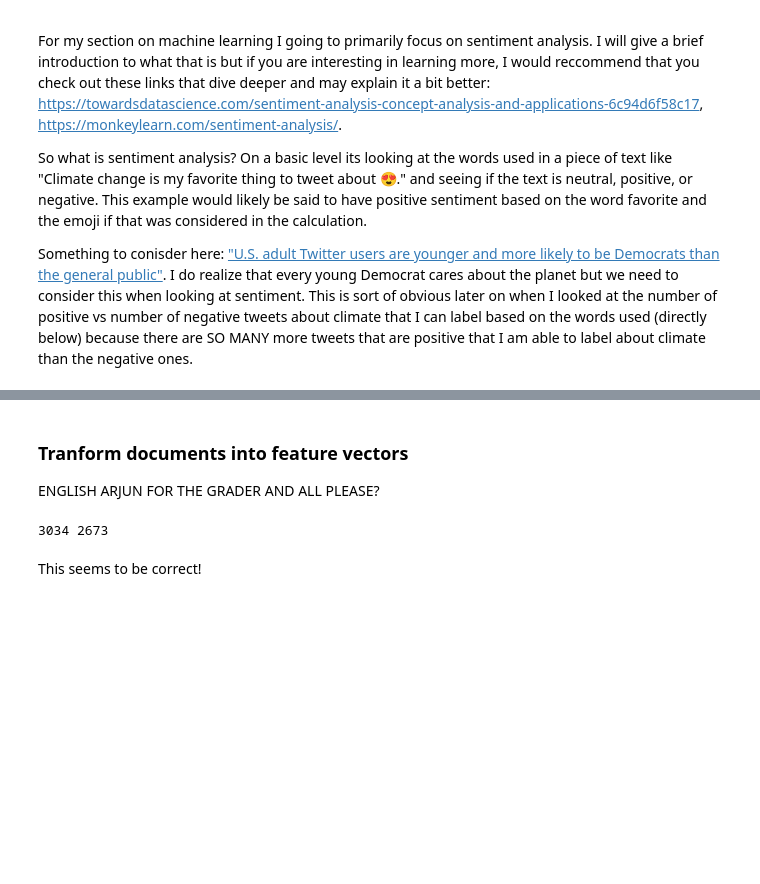
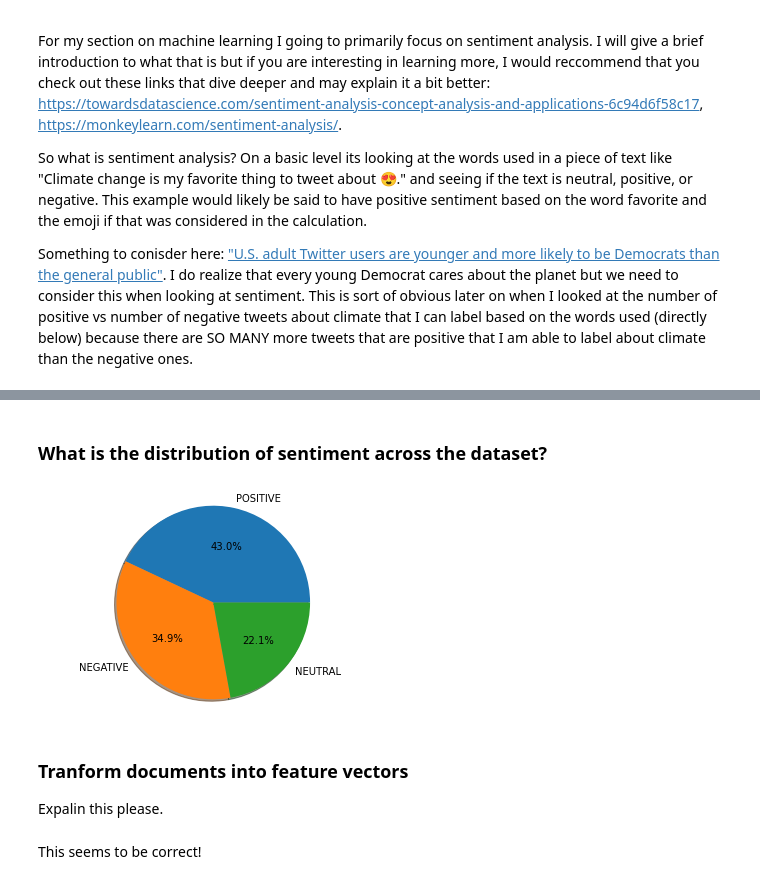
Before and after one commit to arjungandhi521/arjungandhi521.github.io, a Jupyter notebook: Climate Change on Twitter.ipynb, the cells around one changed output, grey strips where cells are left out. Cells and saved outputs as stored; diff of their text form; code cells hidden in the pictures; blank space fills up the shorter version.

Commit message:
labeling done using sa not word lookup now

```diff
--- a/Climate Change on Twitter.ipynb
+++ b/Climate Change on Twitter.ipynb
@@ -654,0 +510,26 @@ I labeled 8324 tweets with a negative sentiment.
+# %%
+# Store sentiments in df
+data["sentiment_scores"] = sentiment_values
+
+# I will use the guidlines for deciding if a tweet is positive/negative/neutral layed out by VADER here:
+# https://github.com/cjhutto/vaderSentiment#about-the-scoring
+
+sentiment_label = []
+
+POSITIVE = 1
+NEGATIVE = -1
+NEUTRAL = 0
+
+for val in sentiment_values:
+    #positive sentiment: compound score >= 0.05
+    if val >= 0.05:
+        sentiment_label.append(POSITIVE)
+    #neutral sentiment: (compound score > -0.05) and (compound score < 0.05)
+    elif (val > -0.05) and (val < .05):
+        sentiment_label.append(NEUTRAL)
+    #negative sentiment: compound score <= -0.05
+    elif val <= -0.05:
+        sentiment_label.append(NEGATIVE)
+
+data["sentiment_label"] = sentiment_label
+data.head()
@@ -655,18 +544,31 @@ I labeled 8324 tweets with a negative sentiment.
+# %% [markdown]
+### What is the distribution of sentiment across the dataset?
+# %%
+# Function that takes in a sentiment (integer = -1/0/1) and produces the number of tweets that got that label
+def sentiment_count(sent):
+    return len(data[data["sentiment_label"] == sent].index)
+
+labels = 'POSITIVE', 'NEGATIVE', 'NEUTRAL'
+sizes = [sentiment_count(POSITIVE), sentiment_count(NEGATIVE), sentiment_count(NEUTRAL)]
+fig1, ax1 = plt.subplots()
+ax1.pie(sizes, labels=labels,autopct='%1.1f%%',shadow=True)
+ax1.axis('equal')
+plt.show()
+# %% [output]
+[figure, added]
 # %% [markdown]
 ### Tranform documents into feature vectors
-ENGLISH ARJUN FOR THE GRADER AND ALL PLEASE?
+Expalin this please.
 # %%
 # https://scikit-learn.org/stable/tutorial/text_analytics/working_with_text_data.html
 
 # tranform the documents to feature vectors
-count_vect = CountVectorizer()
-training_data = data.head(8000)
-X_train_counts = count_vect.fit_transform(training_data["tweet"])
+#count_vect = CountVectorizer()
+#training_data = data.head(8000)
+#X_train_counts = count_vect.fit_transform(training_data["tweet"])
 
 # Make sure this checks out by seeing the count on a common word
-print(count_vect.vocabulary_.get(u'climate'), count_vect.vocabulary_.get(u'change'))
+#print(count_vect.vocabulary_.get(u'climate'), count_vect.vocabulary_.get(u'change'))
-# %% [output]
-3034 2673
 # %% [markdown]
 This seems to be correct!
 # %% [markdown]
```
Also changed, not shown: parts of 34 cells of this notebook, 1 other file.
